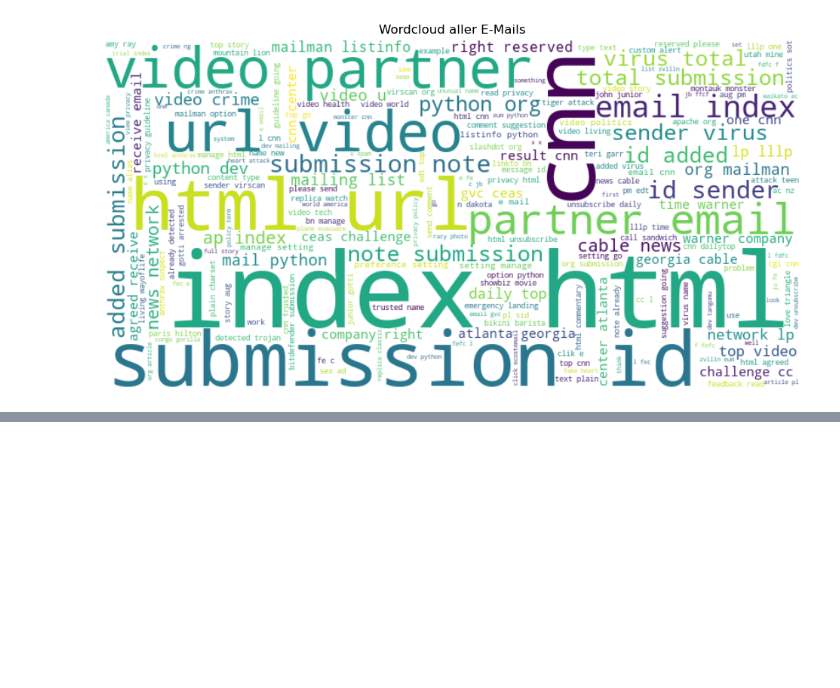
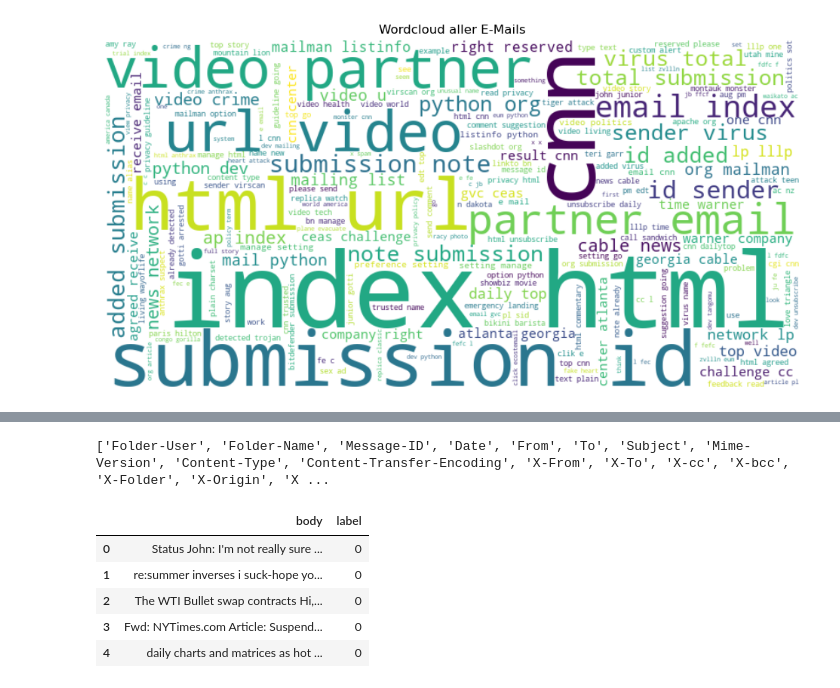
Before and after one commit to mirangoekpinar/phishing-detector, a Jupyter notebook: notebooks/01_data_exploration.ipynb, the cells around one changed output, grey strips where cells are left out. Saved outputs shown, nothing was run; the diff lists cells and outputs as text; code cells hidden in the pictures; blank space fills up the shorter version.

```diff
--- a/notebooks/01_data_exploration.ipynb
+++ b/notebooks/01_data_exploration.ipynb
@@ -189,0 +208,23 @@ plt.show()
+# %%
+import pandas as pd
+
+df_check = pd.read_csv('../data/dataset1.csv', nrows=5, low_memory=False)
+
+print(df_check.columns.tolist())
+# %% [output]
+['Folder-User', 'Folder-Name', 'Message-ID', 'Date', 'From', 'To', 'Subject', 'Mime-Version', 'Content-Type', 'Content-Transfer-Encoding', 'X-From', 'X-To', 'X-cc', 'X-bcc', 'X-Folder', 'X-Origin', 'X ...
+# %%
+df_new = pd.read_csv('../data/dataset1.csv', low_memory=False)
+
+df_new = df_new[['Body', 'Label']]
+
+df_new = df_new.rename(columns={"Body": "body", "Label": "label"})
+
+df_new.head()
+# %% [output]
+|  | body | label |
+| 0 | Status John: I'm not really sure ... | 0 |
+| 1 | re:summer inverses i suck-hope yo... | 0 |
+| 2 | The WTI Bullet swap contracts Hi,... | 0 |
+| 3 | Fwd: NYTimes.com Article: Suspend... | 0 |
+| 4 | daily charts and matrices as hot ... | 0 |
```
Also changed, not shown: parts of 5 cells of this notebook, 8 other files.
